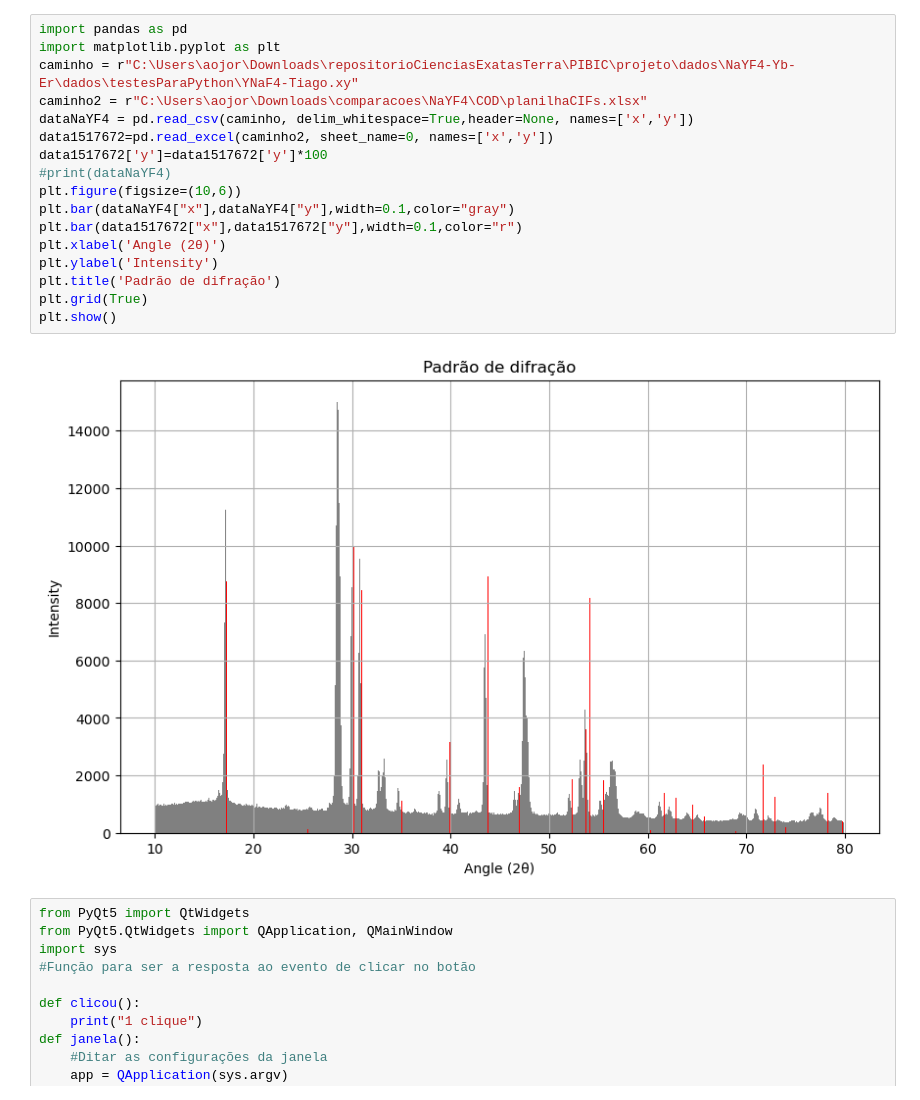
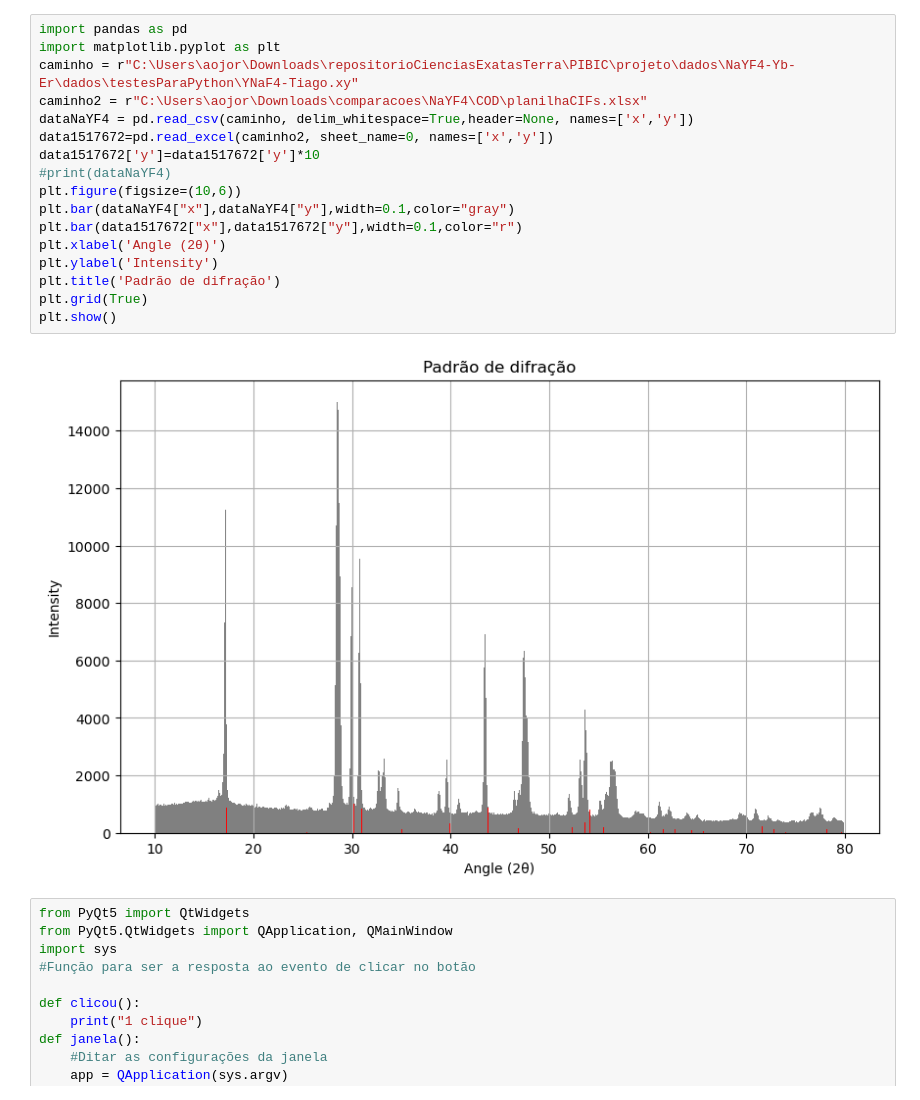
Before and after one commit to Mirovesaram/deCIFra, a Jupyter notebook: possiveisFuncionalidadesFuturo/testesParaComparadorPicos.ipynb, the cells around one changed output. Saved outputs shown, nothing was run; the diff lists cells and outputs as text.

```diff
--- a/possiveisFuncionalidadesFuturo/testesParaComparadorPicos.ipynb
+++ b/possiveisFuncionalidadesFuturo/testesParaComparadorPicos.ipynb
@@ -1,22 +1,22 @@
 # %%
 import pandas as pd
 import matplotlib.pyplot as plt
 caminho = r"C:\Users\aojor\Downloads\repositorioCienciasExatasTerra\PIBIC\projeto\dados\NaYF4-Yb-Er\dados\testesParaPython\YNaF4-Tiago.xy"
 caminho2 = r"C:\Users\aojor\Downloads\comparacoes\NaYF4\COD\planilhaCIFs.xlsx"
 dataNaYF4 = pd.read_csv(caminho, delim_whitespace=True,header=None, names=['x','y'])
 data1517672=pd.read_excel(caminho2, sheet_name=0, names=['x','y'])
-data1517672['y']=data1517672['y']*100
+data1517672['y']=data1517672['y']*10
 #print(dataNaYF4)
 plt.figure(figsize=(10,6))
 plt.bar(dataNaYF4["x"],dataNaYF4["y"],width=0.1,color="gray")
 plt.bar(data1517672["x"],data1517672["y"],width=0.1,color="r")
 plt.xlabel('Angle (2θ)')
 plt.ylabel('Intensity')
 plt.title('Padrão de difração')
 plt.grid(True)
 plt.show()
 # %% [output]
-[figure, old version]
+[figure, new version]
 # %%
 from PyQt5 import QtWidgets
 from PyQt5.QtWidgets import QApplication, QMainWindow
```
Also changed, not shown: parts of 3 cells of this notebook, 1 other file.
